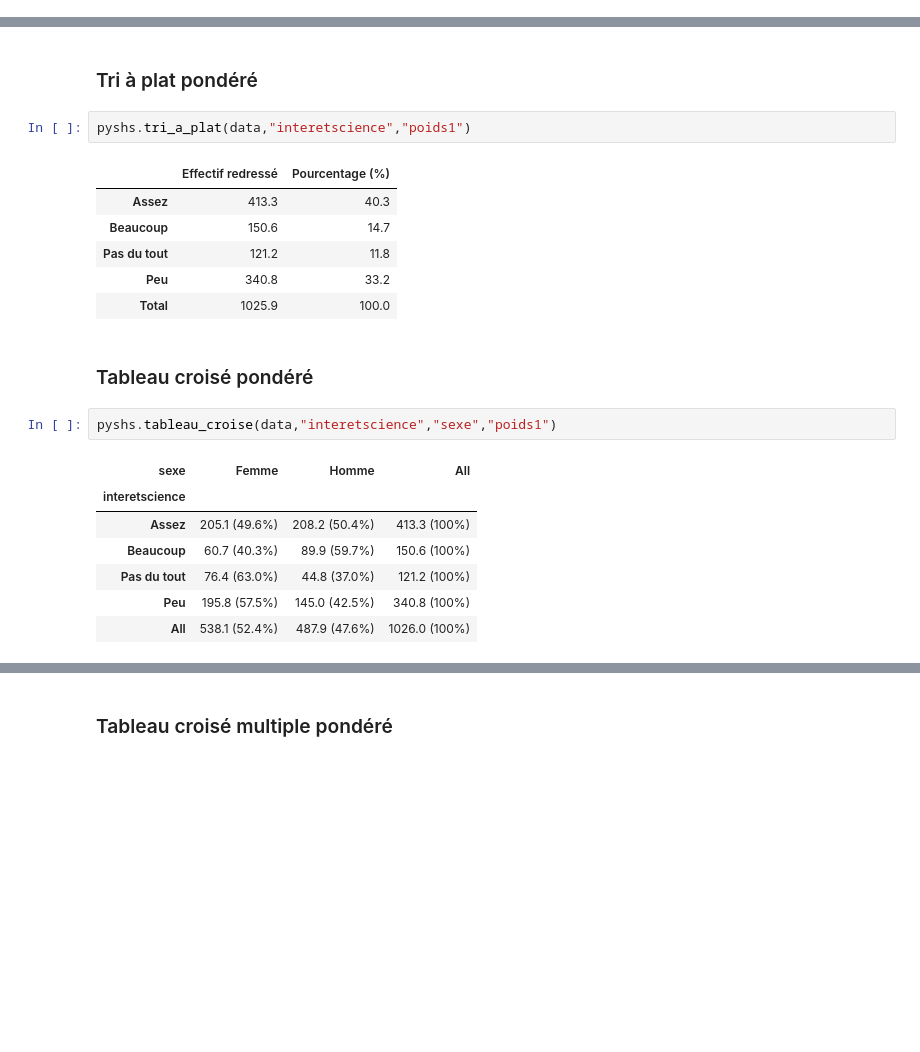
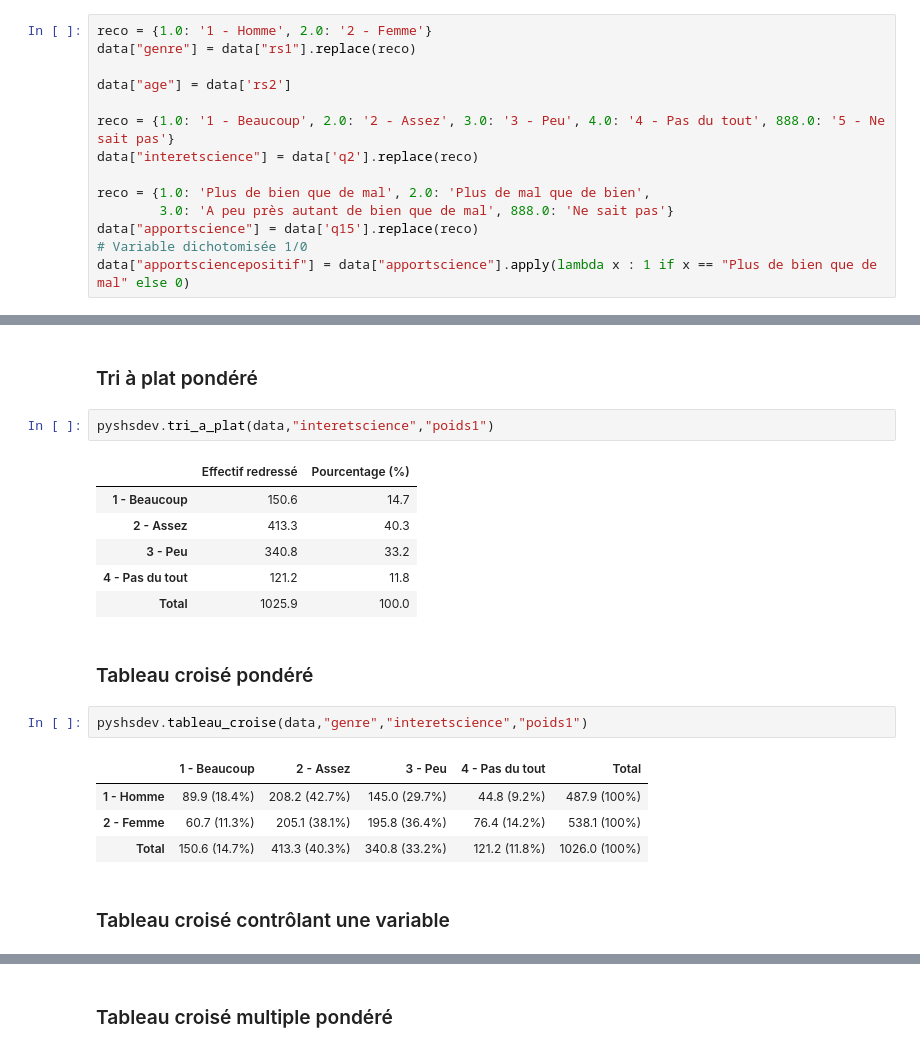
Before and after one commit to emilienschultz/pyshs-bib, a Jupyter notebook: Exemple PySHS.ipynb, the cells around one changed output, grey strips where cells are left out. Drawn from its saved outputs; the diff is of its cells as text; blank space fills up the shorter version.

```diff
--- a/Exemple PySHS.ipynb
+++ b/Exemple PySHS.ipynb
@@ -24,0 +24,14 @@ data["apportsciencepositif"] = data["apportscience"].apply(lambda x : 1 if x ==
+# %%
+reco = {1.0: '1 - Homme', 2.0: '2 - Femme'}
+data["genre"] = data["rs1"].replace(reco)
+
+data["age"] = data['rs2']
+
+reco = {1.0: '1 - Beaucoup', 2.0: '2 - Assez', 3.0: '3 - Peu', 4.0: '4 - Pas du tout', 888.0: '5 - Ne sait pas'}
+data["interetscience"] = data['q2'].replace(reco)
+
+reco = {1.0: 'Plus de bien que de mal', 2.0: 'Plus de mal que de bien',
+        3.0: 'A peu près autant de bien que de mal', 888.0: 'Ne sait pas'}
+data["apportscience"] = data['q15'].replace(reco)
+# Variable dichotomisée 1/0
+data["apportsciencepositif"] = data["apportscience"].apply(lambda x : 1 if x == "Plus de bien que de mal" else 0)
@@ -36,23 +58,22 @@ pyshs.description(data[["sexe","age","interetscience","apportscience"]])
 # %% [markdown]
 ### Tri à plat pondéré
 # %%
-pyshs.tri_a_plat(data,"interetscience","poids1")
+pyshsdev.tri_a_plat(data,"interetscience","poids1")
 # %% [output]
 |  | Effectif redressé | Pourcentage (%) |
-| Assez | 413.3 | 40.3 |
-| Beaucoup | 150.6 | 14.7 |
-| Pas du tout | 121.2 | 11.8 |
-| Peu | 340.8 | 33.2 |
+| 1 - Beaucoup | 150.6 | 14.7 |
+| 2 - Assez | 413.3 | 40.3 |
+| 3 - Peu | 340.8 | 33.2 |
+| 4 - Pas du tout | 121.2 | 11.8 |
 | Total | 1025.9 | 100.0 |
 # %% [markdown]
 ### Tableau croisé pondéré
 # %%
-pyshs.tableau_croise(data,"interetscience","sexe","poids1")
+pyshsdev.tableau_croise(data,"genre","interetscience","poids1")
 # %% [output]
-| sexe | Femme | Homme | All |
-| interetscience |  |  |  |
-| Assez | 205.1 (49.6%) | 208.2 (50.4%) | 413.3 (100%) |
-| Beaucoup | 60.7 (40.3%) | 89.9 (59.7%) | 150.6 (100%) |
-| Pas du tout | 76.4 (63.0%) | 44.8 (37.0%) | 121.2 (100%) |
-| Peu | 195.8 (57.5%) | 145.0 (42.5%) | 340.8 (100%) |
-| All | 538.1 (52.4%) | 487.9 (47.6%) | 1026.0 (100%) |
+|  | 1 - Beaucoup | 2 - Assez | 3 - Peu | 4 - Pas du tout | Total |
+| 1 - Homme | 89.9 (18.4%) | 208.2 (42.7%) | 145.0 (29.7%) | 44.8 (9.2%) | 487.9 (100%) |
+| 2 - Femme | 60.7 (11.3%) | 205.1 (38.1%) | 195.8 (36.4%) | 76.4 (14.2%) | 538.1 (100%) |
+| Total | 150.6 (14.7%) | 413.3 (40.3%) | 340.8 (33.2%) | 121.2 (11.8%) | 1026.0 (100%) |
+# %% [markdown]
+### Tableau croisé contrôlant une variable
```
Also changed, not shown: parts of 17 cells of this notebook, 3 other files.
